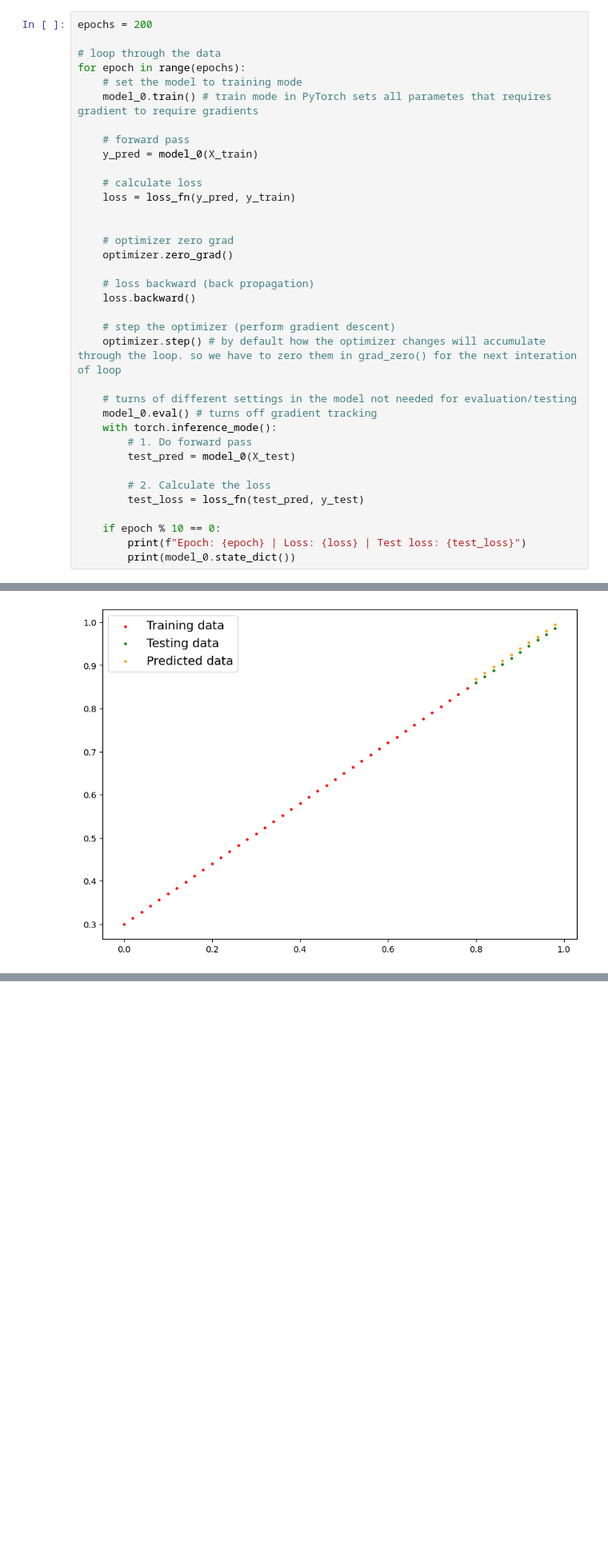
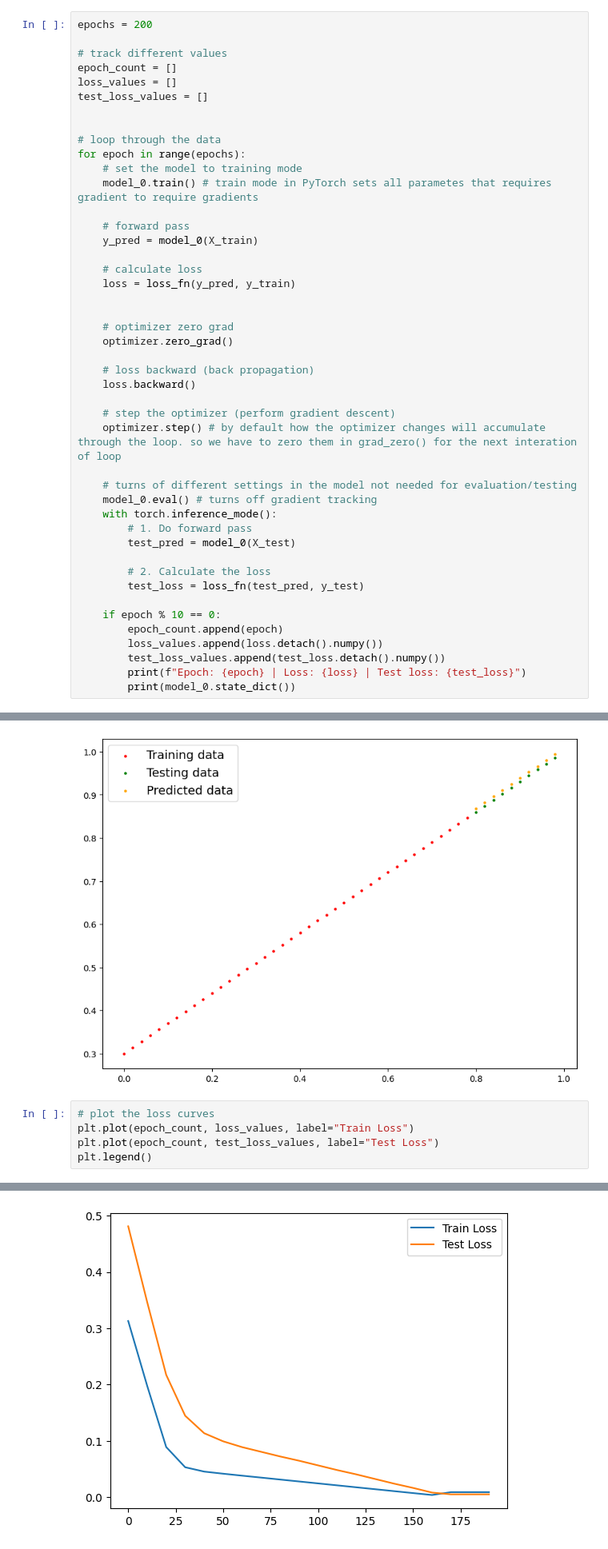
Before and after one commit to niranjanblank/PyTorchLearning, a Jupyter notebook: PyTorchWorkflow.ipynb, the cells around one changed output, grey strips where cells are left out. Shown: that part at 80% size. Saved outputs shown, nothing was run; the diff lists cells and outputs as text; blank space fills up the shorter version.

```diff
--- a/PyTorchWorkflow.ipynb
+++ b/PyTorchWorkflow.ipynb
@@ -167,6 +168,12 @@ optimizer = torch.optim.SGD(params = model_0.parameters(),
 6. Optimizer step - use the optimizer to adjust our model's parameters to try and improve the loss (gradient descent)
 # %%
 epochs = 200
+
+# track different values
+epoch_count = []
+loss_values = []
+test_loss_values = []
+
 
 # loop through the data
 for epoch in range(epochs):
@@ -199,6 +206,9 @@ for epoch in range(epochs):
         test_loss = loss_fn(test_pred, y_test)
 
     if epoch % 10 == 0:
+        epoch_count.append(epoch)
+        loss_values.append(loss.detach().numpy())
+        test_loss_values.append(test_loss.detach().numpy())
         print(f"Epoch: {epoch} | Loss: {loss} | Test loss: {test_loss}")
         print(model_0.state_dict())
 # %% [output]
@@ -230,3 +240,9 @@ with torch.inference_mode():
 plot_predictions(predictions=y_preds_new)
 # %% [output]
 [figure]
+# %%
+# plot the loss curves
+plt.plot(epoch_count, loss_values, label="Train Loss")
+plt.plot(epoch_count, test_loss_values, label="Test Loss")
+plt.legend()
+# %% [output]
@@ -232,0 +250 @@ plot_predictions(predictions=y_preds_new)
+[figure, added]
```
Also changed, not shown: parts of 7 cells of this notebook, 1 other file.
